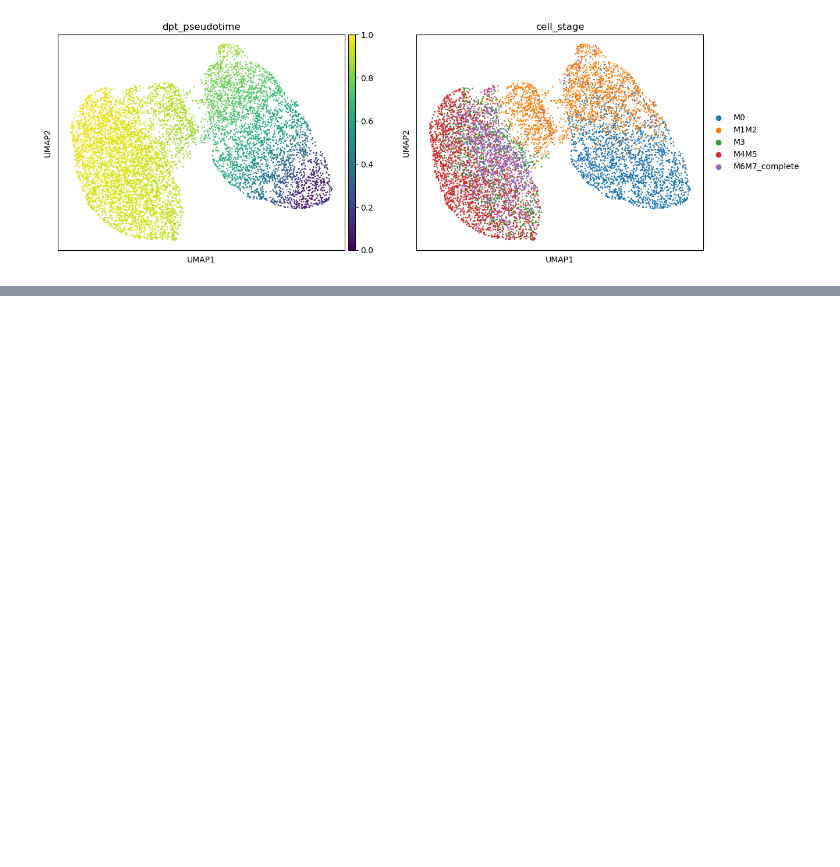
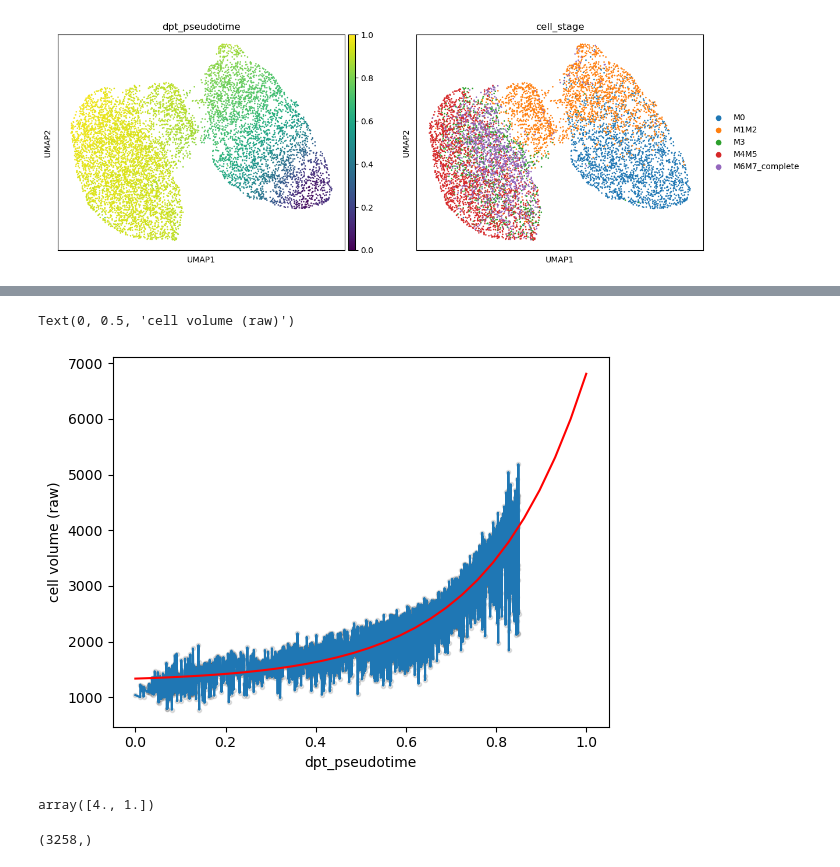
Before and after one commit to cwinsnes/cytodata-hackathon-base, a Jupyter notebook: pseudotime/pseudotime_analysis.ipynb, the cells around one changed output, grey strips where cells are left out. Saved outputs shown, nothing was run; the diff lists cells and outputs as text; code cells hidden in the pictures; blank space fills up the shorter version.

```diff
--- a/pseudotime/pseudotime_analysis.ipynb
+++ b/pseudotime/pseudotime_analysis.ipynb
@@ -173,0 +191,42 @@ sc.pl.umap(obj, color=['dpt_pseudotime', 'cell_stage'])
+# %%
+# Fit exponential
+def func(x, a, k, b):
+    return a * np.exp(k * x) + b
+
+
+xdata = obj_early.obs['dpt_pseudotime'].values
+ydata = obj_early.obs['cell_volume_raw'].values
+a0 = 1000
+k0 = 1
+b0 = 1000
+
+popt, pcov = curve_fit(func, xdata, ydata, p0=[a0, k0, b0], bounds=(0, np.inf))
+# %%
+# Plot
+a_fit = popt[0]
+k_fit = popt[1]
+b_fit = popt[2]
+
+x_fit = np.linspace(0, 1, 30)
+
+plt.plot(obj_early.obs['dpt_pseudotime'],
+         obj_early.obs['cell_volume_raw'],
+         'k.',
+        alpha=0.1)
+sns.lineplot(data=obj_early.obs, x="dpt_pseudotime", y="cell_volume_raw")
+plt.plot(x_fit,
+         func(x_fit, a_fit, k_fit, b_fit),
+         'r-')
+plt.xlabel('dpt_pseudotime')
+plt.ylabel('cell volume (raw)')
+# %% [output]
+Text(0, 0.5, 'cell volume (raw)')
+[figure, added]
+# %%
+popt
+# %% [output]
+array([4., 1.])
+# %%
+obj_early[:,'cell_volume'].X.squeeze().shape
+# %% [output]
+(3258,)
```
Also changed, not shown: parts of 9 cells of this notebook.
